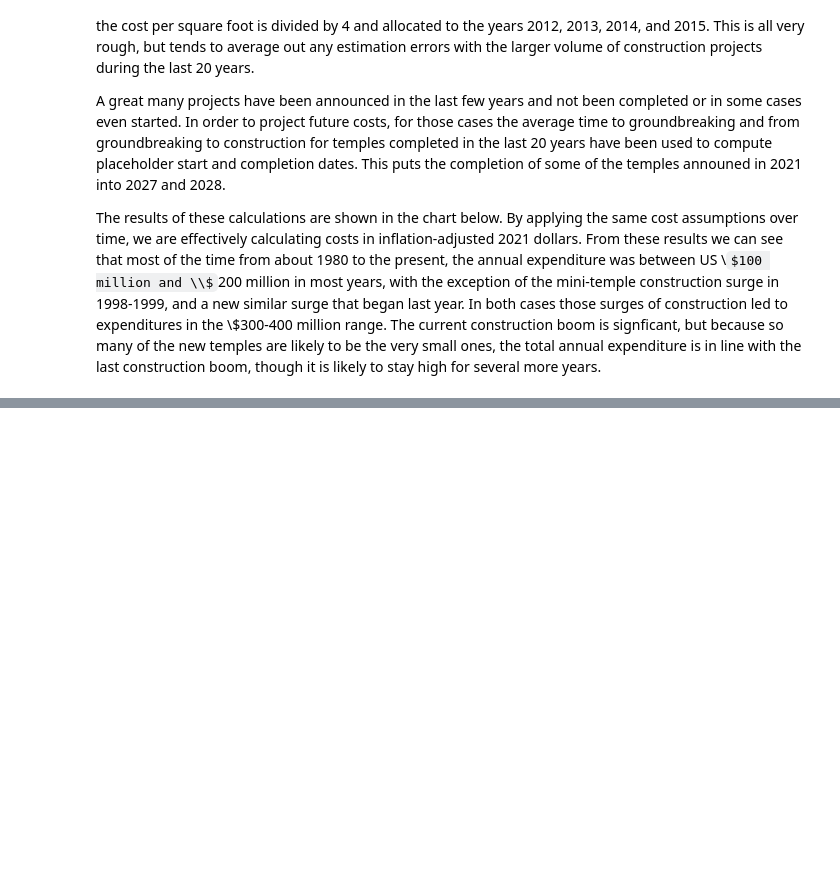
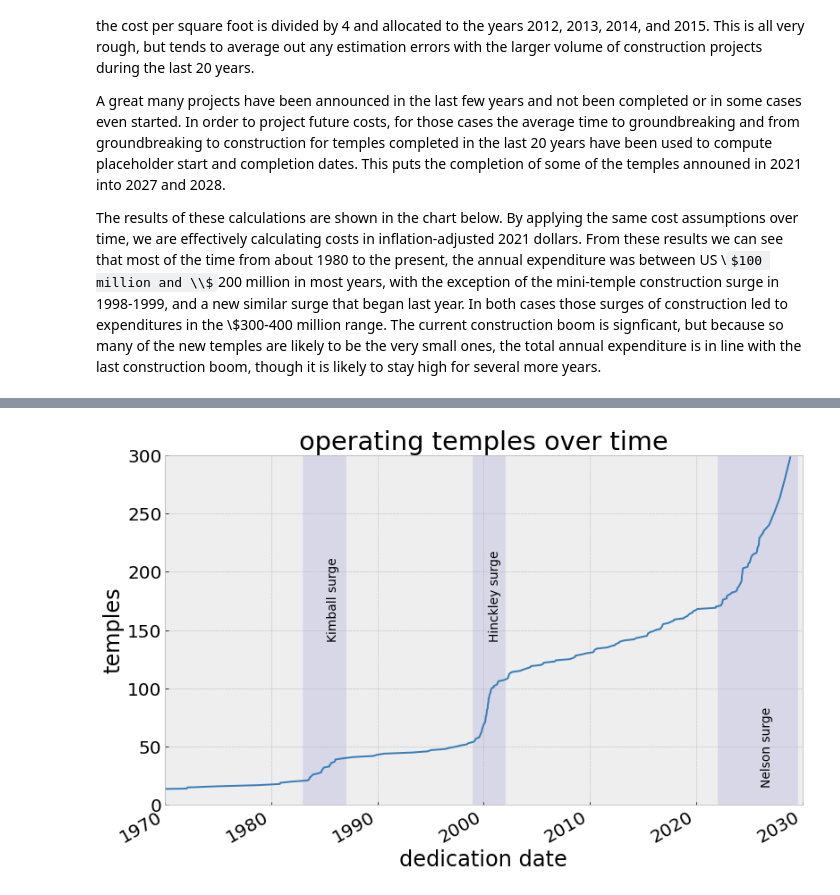
Before and after one commit to qhspencer/lds-data-analysis, a Jupyter notebook: notebooks/Temples.ipynb, the cells around one changed output, grey strips where cells are left out. Saved outputs shown, nothing was run; the diff lists cells and outputs as text; code cells hidden in the pictures; some formulas as TeX source; blank space fills up the shorter version.

```diff
--- a/notebooks/Temples.ipynb
+++ b/notebooks/Temples.ipynb
@@ -359,0 +394,27 @@ _ = pl.yticks(yt, [str(x)+'%' for x in yt])
+# %%
+# calculate how many temples were using filmed endowment presentation
+ef = td[['Name', 'Dedication date']].copy()
+#ef['Dedication']<'1950-01-01'
+film_era = ef['Dedication date']>'1950-01-01'
+ef.loc[film_era, 'film_start'] = ef[film_era]['Dedication date']
+
+conversion_dates = [
+    ['St. George Utah Temple', '1975-11-11'],
+    ['Logan Utah Temple', '1979-03-13'],
+    ['Manti Utah Temple', '2025-01-01'],
+    ['Salt Lake Temple', '2025-01-01'],
+    ['Laie Hawaii Temple', '1978-06-13'],
+    ['Cardston Alberta Temple', '1991-03-22'], # rededication date, seems later than the others
+    ['Mesa Arizona Temple', '1975-04-16'],
+    ['Idaho Falls Idaho Temple', '1975-01-01'] # no exact date on this one
+]
+
+for temple, date in conversion_dates:
+    ef.loc[ef['Name']==temple, 'film_start'] = date
+ef = ef.sort_values('Dedication date')
+ef['total'] = np.arange(len(ef)) + 1
+ef['film'] = 0
+for idx, row in ef.iterrows():
+    ef.loc[idx, 'film'] = (ef.loc[:idx, 'film_start']<=row['Dedication date']).sum()
+ef['film_frac'] = ef['film']/ef['total']
+#ef.plot(x='Dedication date', y='film_frac')
@@ -359,0 +461,9 @@ _ = pl.yticks(yt, [str(x)+'%' for x in yt])
+# %%
+ax = td_.groupby('Dedication date').size().sort_index().cumsum().plot(
+    xlim=['1970-01-01', '2030-01-01'], ylim=[0, 300],
+    title='operating temples over time',
+    ylabel='temples',
+    xlabel='dedication date')
+add_bg(ax, 'khn', yvals={'k': 140, 'h': 140})
+# %% [output]
+[figure, added]
```
Also changed, not shown: parts of 24 cells of this notebook, 19 other files.
